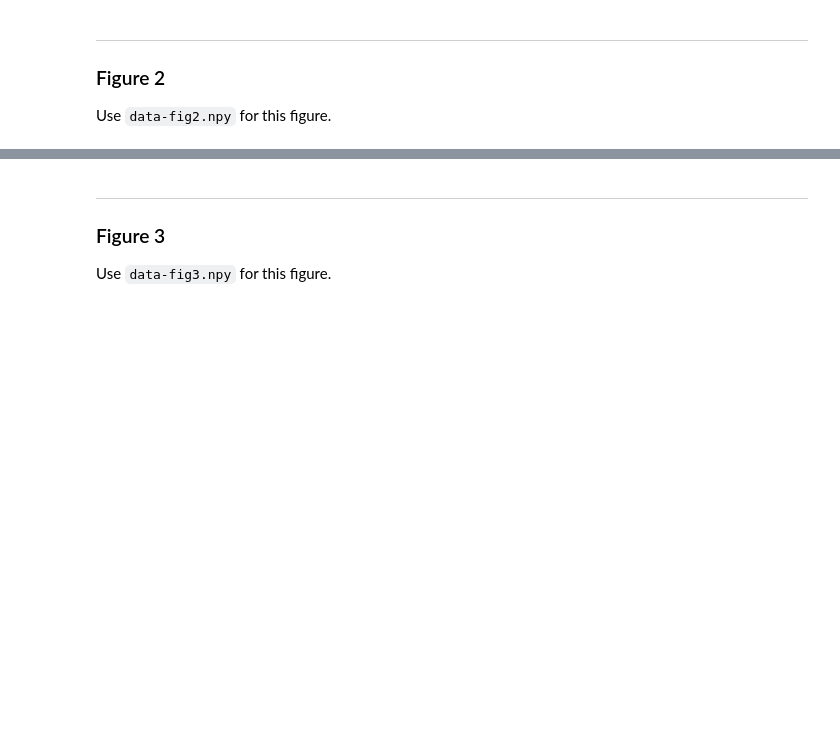
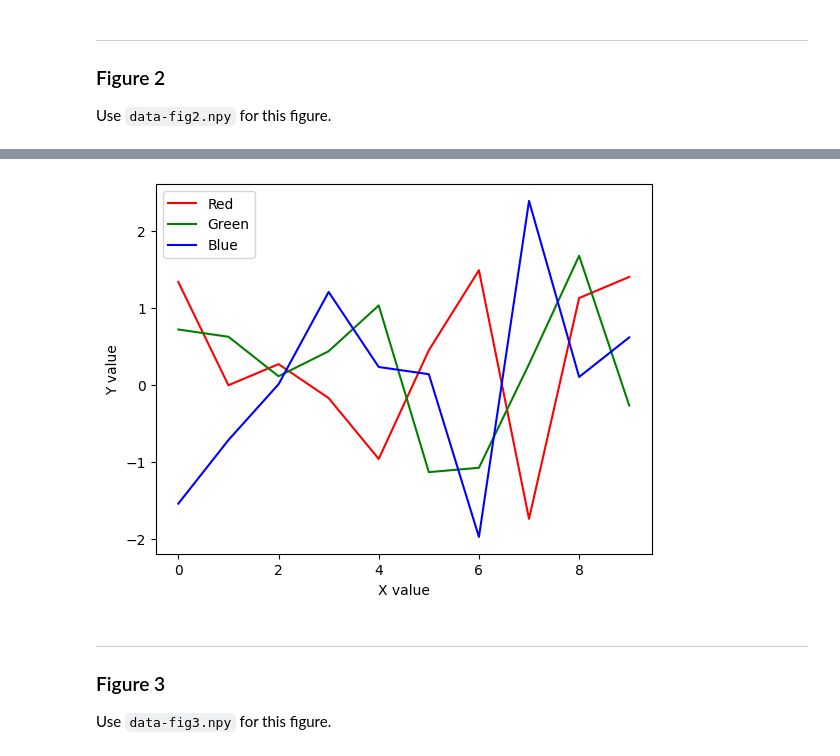
Before and after one commit to qilrkf/DataAnalysisAssignments, a Jupyter notebook: Assn-3.ipynb, the cells around one changed output, grey strips where cells are left out. Drawn from its saved outputs; the diff is of its cells as text; code cells hidden in the pictures; blank space fills up the shorter version.

```diff
--- a/Assn-3.ipynb
+++ b/Assn-3.ipynb
@@ -42,3 +42,17 @@ Use `data-fig2.npy` for this figure.
+# %%
+b = np.load( 'data-fig2.npy' )
+labels = ['Red', 'Green', 'Blue']
+
+plt.figure()
+plt.plot( b[:,0], color = 'r' )
+plt.plot( b[:,1], color = 'g' )
+plt.plot( b[:,2], color = 'b' )
+plt.xlabel("X value")
+plt.ylabel("Y value")
+plt.legend( labels )
+plt.show()
+# %% [output]
+[figure, added]
 # %% [markdown]
 ___
 
```
Also changed, not shown: parts of 12 cells of this notebook.
